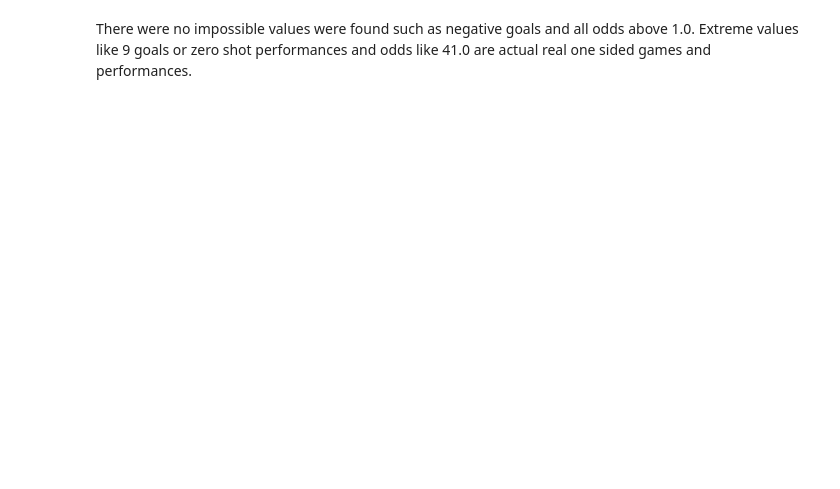
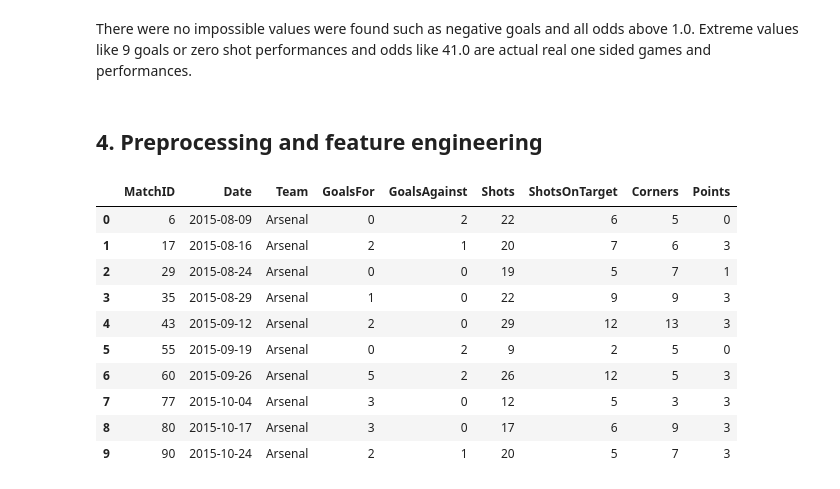
Before and after one commit to jonesyadam111/CT4101-premier-league-prediction, a Jupyter notebook: premier_league_prediction.ipynb, the cells around one changed output. Drawn from its saved outputs; the diff is of its cells as text; code cells hidden in the pictures; blank space fills up the shorter version.

```diff
--- a/premier_league_prediction.ipynb
+++ b/premier_league_prediction.ipynb
@@ -186,2 +186,44 @@ df[(df["HS"] == 0) | (df["AS"] == 0)] #checking 0 shots incase of data error
 # %% [markdown]
 There were no impossible values were found such as negative goals and all odds above 1.0. Extreme values like 9 goals or zero shot performances and odds like 41.0 are actual real one sided games and performances.
+# %% [markdown]
+## 4. Preprocessing and feature engineering
+# %%
+# One row per team per match. home teams view and away teams view
+home = pd.DataFrame({
+    "MatchID": df.index, #links back to og match
+    "Date": df["Date"],
+    "Team": df["HomeTeam"],
+    "GoalsFor": df["FTHG"],
+    "GoalsAgainst": df["FTAG"],
+    "Shots": df["HS"],
+    "ShotsOnTarget": df["HST"],
+    "Corners": df["HC"],
+    "Points": df["FTR"].map({"H": 3, "D": 1, "A": 0}),
+})
+
+away = pd.DataFrame({
+    "MatchID": df.index,
+    "Date": df["Date"],
+    "Team": df["AwayTeam"],
+    "GoalsFor": df["FTAG"],
+    "GoalsAgainst": df["FTHG"],
+    "Shots": df["AS"],
+    "ShotsOnTarget": df["AST"],
+    "Corners": df["AC"],
+    "Points": df["FTR"].map({"H": 0, "D": 1, "A": 3}),
+})
+
+team_games = pd.concat([home, away]).sort_values(["Team", "Date"]).reset_index(drop=True) #put all together
+team_games.head(10) #show only first few
+# %% [output]
+|  | MatchID | Date | Team | GoalsFor | GoalsAgainst | Shots | ShotsOnTarget | Corners | Points |
+| 0 | 6 | 2015-08-09 | Arsenal | 0 | 2 | 22 | 6 | 5 | 0 |
+| 1 | 17 | 2015-08-16 | Arsenal | 2 | 1 | 20 | 7 | 6 | 3 |
+| 2 | 29 | 2015-08-24 | Arsenal | 0 | 0 | 19 | 5 | 7 | 1 |
+| 3 | 35 | 2015-08-29 | Arsenal | 1 | 0 | 22 | 9 | 9 | 3 |
+| 4 | 43 | 2015-09-12 | Arsenal | 2 | 0 | 29 | 12 | 13 | 3 |
+| 5 | 55 | 2015-09-19 | Arsenal | 0 | 2 | 9 | 2 | 5 | 0 |
+| 6 | 60 | 2015-09-26 | Arsenal | 5 | 2 | 26 | 12 | 5 | 3 |
+| 7 | 77 | 2015-10-04 | Arsenal | 3 | 0 | 12 | 5 | 3 | 3 |
+| 8 | 80 | 2015-10-17 | Arsenal | 3 | 0 | 17 | 6 | 9 | 3 |
+| 9 | 90 | 2015-10-24 | Arsenal | 2 | 1 | 20 | 5 | 7 | 3 |
```
Also changed, not shown: parts of 3 cells of this notebook.
